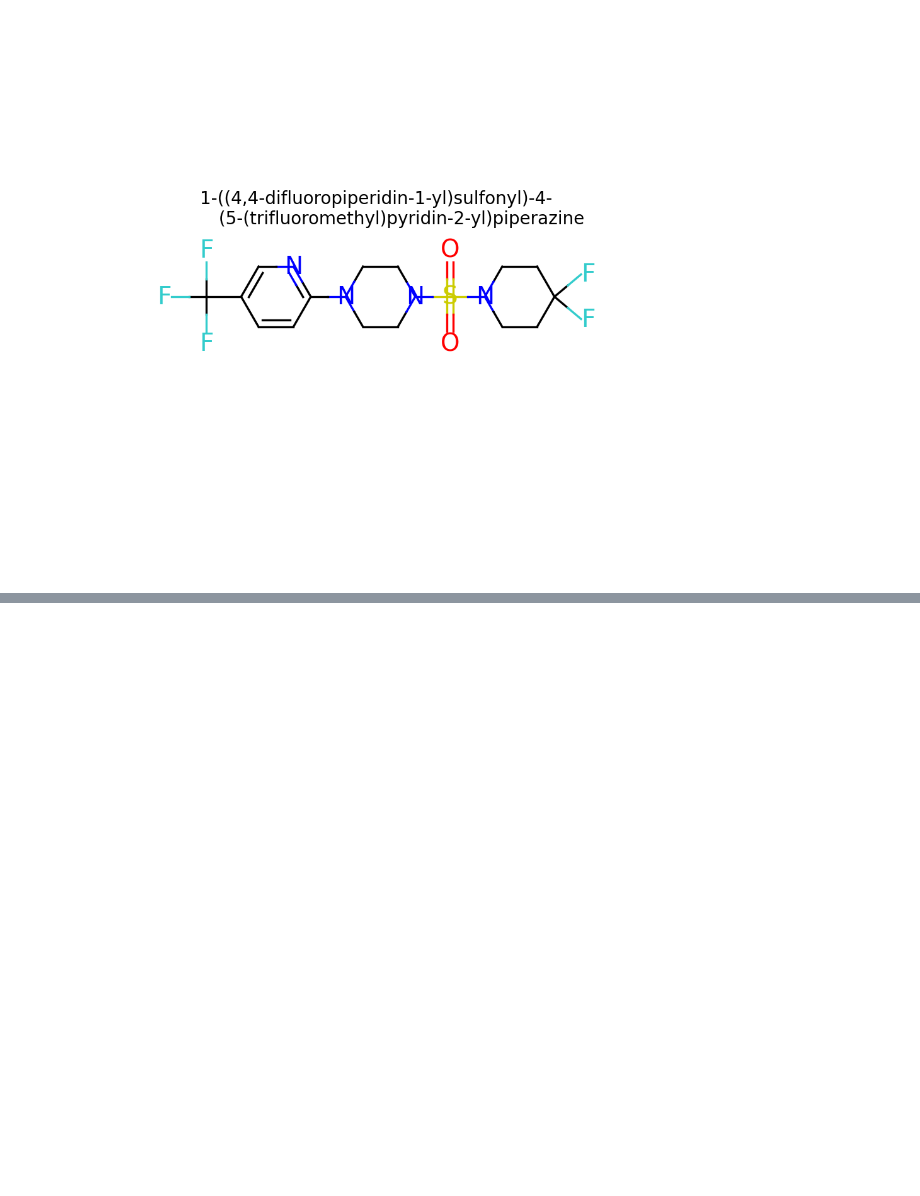
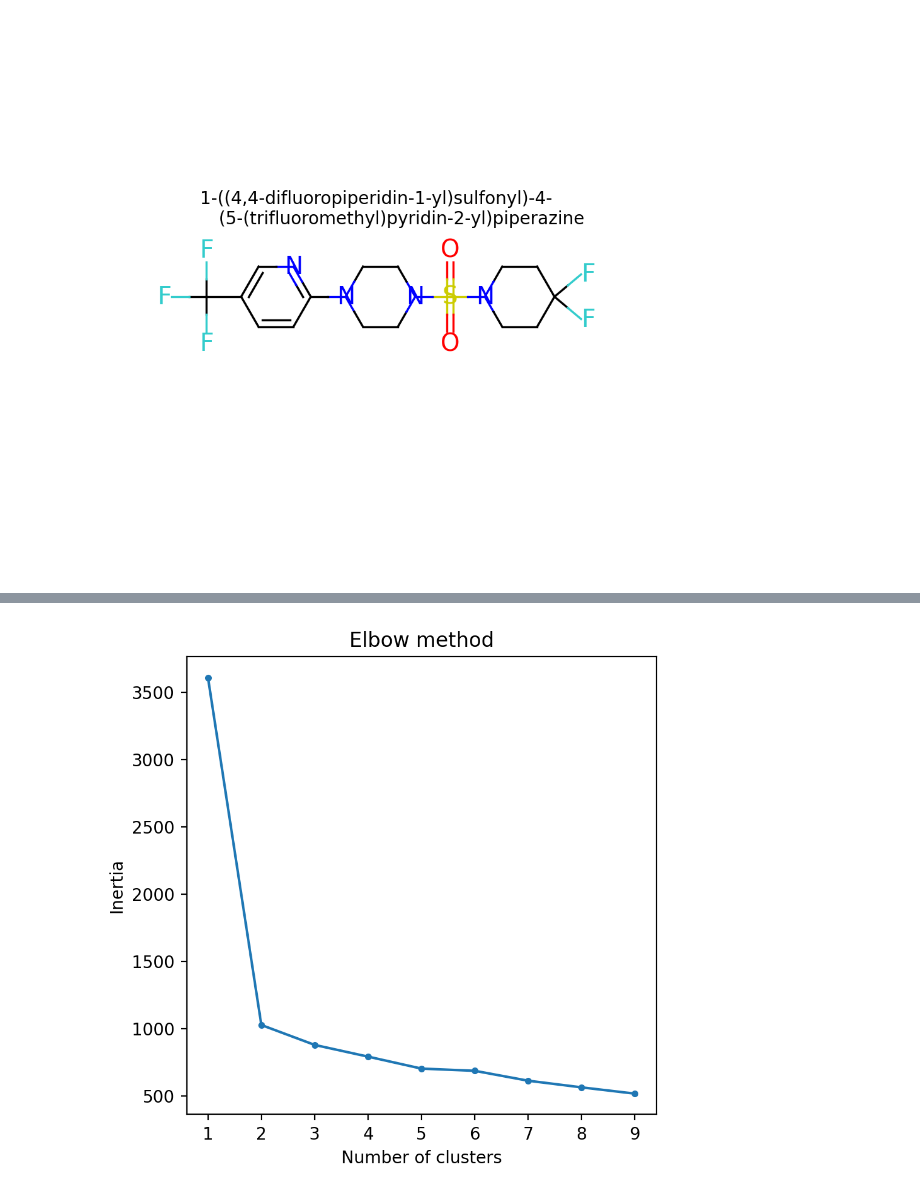
Before and after one commit to xh313/compchem, a Jupyter notebook: ChemOnPythonExplorations.ipynb, the cells around one changed output, grey strips where cells are left out. Cells and saved outputs as stored; diff of their text form; code cells hidden in the pictures; blank space fills up the shorter version.

```diff
--- a/ChemOnPythonExplorations.ipynb
+++ b/ChemOnPythonExplorations.ipynb
@@ -326,7 +325,7 @@ Heptane2.sdf        100%[===================>]  62.06K  --.-KB/s    in 0.007s
 
 2022-06-17 16:47:02 (8.92 MB/s) - ‘Heptane2.sdf’ saved [63550/63550]
 # %%
-df = PandasTools.LoadSDF('Heptane2.sdf',
+df = PandasTools.LoadSDF('Heptane.sdf',
                          embedProps=True,
                          molColName=None,
                          smilesName='smiles')
@@ -579,0 +665,14 @@ plt.show()
+# %%
+# Convert file to df
+df = mol2todf('Heptanes', 27, 'compchem/heptanes_conformers/')
+
+# concat the properties together
+dfx = df.reset_index().pivot('conformer', 'atom_id', 'x')
+dfy = df.reset_index().pivot('conformer', 'atom_id', 'y')
+dfz = df.reset_index().pivot('conformer', 'atom_id', 'z')
+dfc = df.reset_index().pivot('conformer', 'atom_id', 'charge')
+
+df = pd.concat([dfx, dfy, dfz, dfc],
+               axis=1).reset_index(drop=True)
+               # The df that is ready to be inserted into kmeans
+#df
@@ -579,0 +698,24 @@ plt.show()
+# %%
+# Determining the best number of clusters
+inert = []
+nrange = np.arange(1,10)
+for n in nrange:
+  kmeans = KMeans(n_clusters=n,
+                  random_state=47).fit(df)
+  inert.append(kmeans.inertia_)
+
+plt.figure(dpi=200, figsize=(5,5))
+plt.plot(nrange, np.array(inert), '.-')
+plt.xlabel('Number of clusters')
+plt.ylabel('Inertia')
+plt.title('Elbow method')
+plt.show()
+
+# The diagram reflected that 5 clusters is the move!
+
+# Clustering
+kmeans = KMeans(n_clusters=5,
+                random_state=47).fit(df)
+df['Cluster'] = list(kmeans.labels_)
+# %% [output]
+[figure, added]
```
Also changed, not shown: parts of 14 cells of this notebook.
